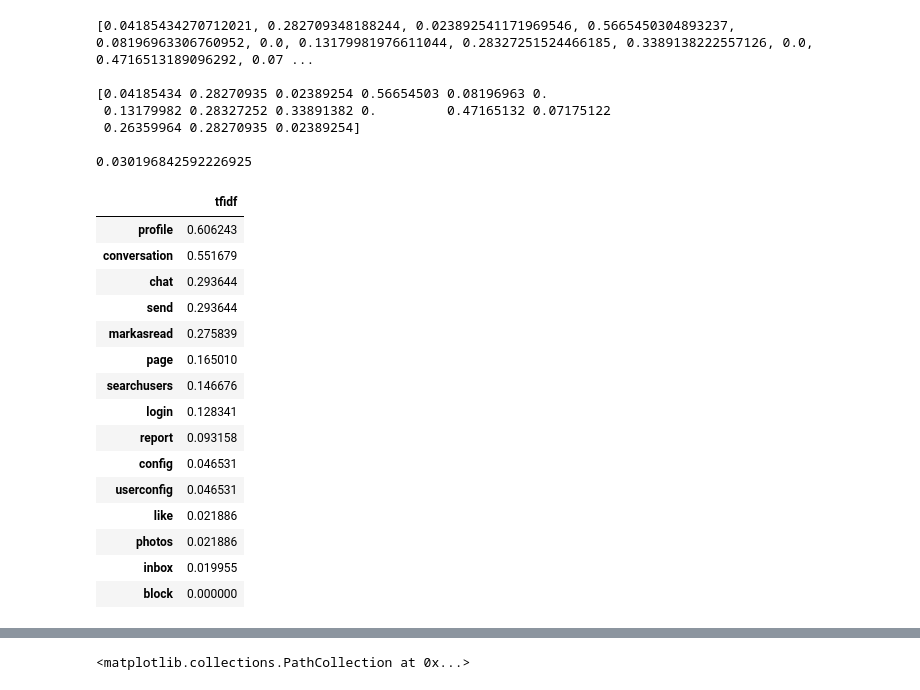
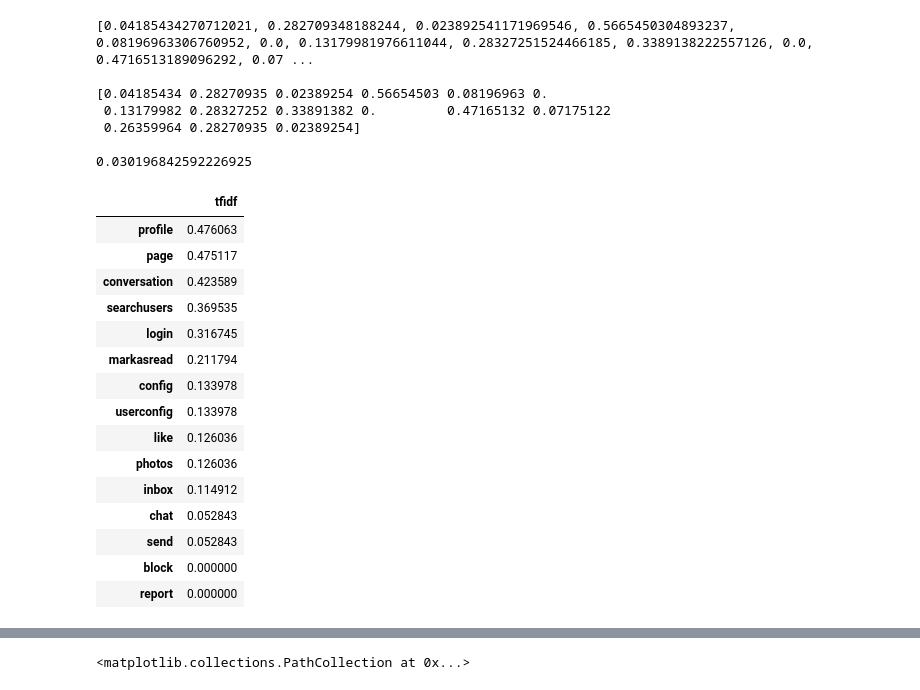
Before and after one commit to Request-analysis-ML/request-analyzer-model, a Jupyter notebook: score_based.ipynb, the cells around one changed output, grey strips where cells are left out. Cells and saved outputs as stored; diff of their text form; code cells hidden in the pictures.

```diff
--- a/score_based.ipynb
+++ b/score_based.ipynb
@@ -126,32 +69,32 @@ print(np.var([arr_values]))
 0.030196842592226925
 # %%
 #Just some code to see what we got :)
-vector_tfidfvectorizer=vect_logs[3]
+vector_tfidfvectorizer=vect_logs[903]
 df2 = pd.DataFrame(vector_tfidfvectorizer.T.todense(), index=tfidf_vect.get_feature_names_out(), columns=["tfidf"])
 df2.sort_values(by=["tfidf"], ascending=False)
 
 #variance normal user[0]: 0.030732589
 #variance normal user[1]: 0.040072223
 #variance spammer 1: 0.075907392
 #variance spammer 2: 0.075314139
 #variance data scraper: 0.25440979
 # %% [output]
 |  | tfidf |
-| profile | 0.606243 |
-| conversation | 0.551679 |
-| chat | 0.293644 |
-| send | 0.293644 |
-| markasread | 0.275839 |
-| page | 0.165010 |
-| searchusers | 0.146676 |
-| login | 0.128341 |
-| report | 0.093158 |
-| config | 0.046531 |
-| userconfig | 0.046531 |
-| like | 0.021886 |
-| photos | 0.021886 |
-| inbox | 0.019955 |
+| profile | 0.476063 |
+| page | 0.475117 |
+| conversation | 0.423589 |
+| searchusers | 0.369535 |
+| login | 0.316745 |
+| markasread | 0.211794 |
+| config | 0.133978 |
+| userconfig | 0.133978 |
+| like | 0.126036 |
+| photos | 0.126036 |
+| inbox | 0.114912 |
+| chat | 0.052843 |
+| send | 0.052843 |
 | block | 0.000000 |
+| report | 0.000000 |
 # %%
 df_tfidf_scores = pd.DataFrame(vect_logs.todense(), columns= tfidf_vect.get_feature_names_out())
 users = df['users']
```
Also changed, not shown: parts of 14 cells of this notebook.
